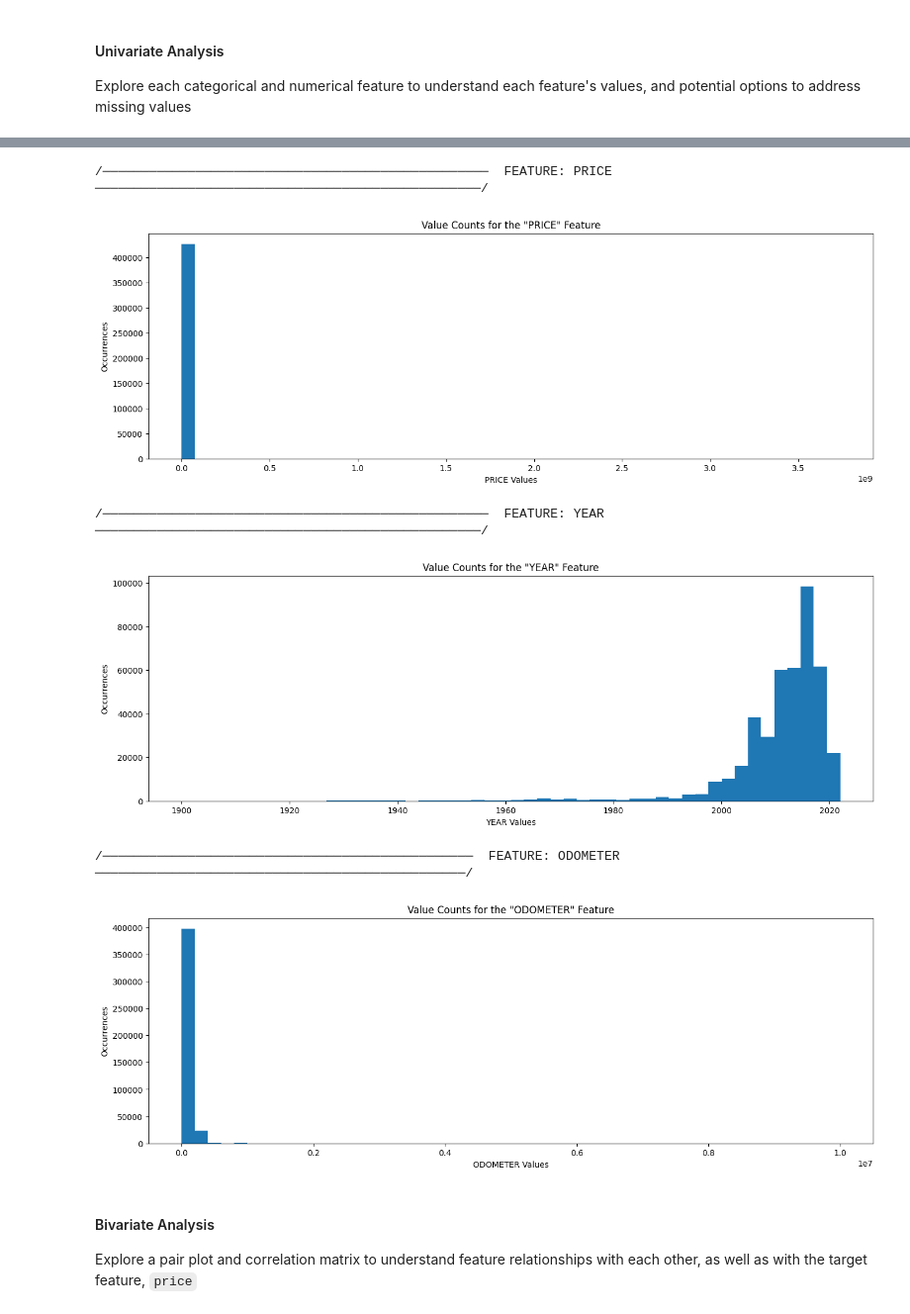
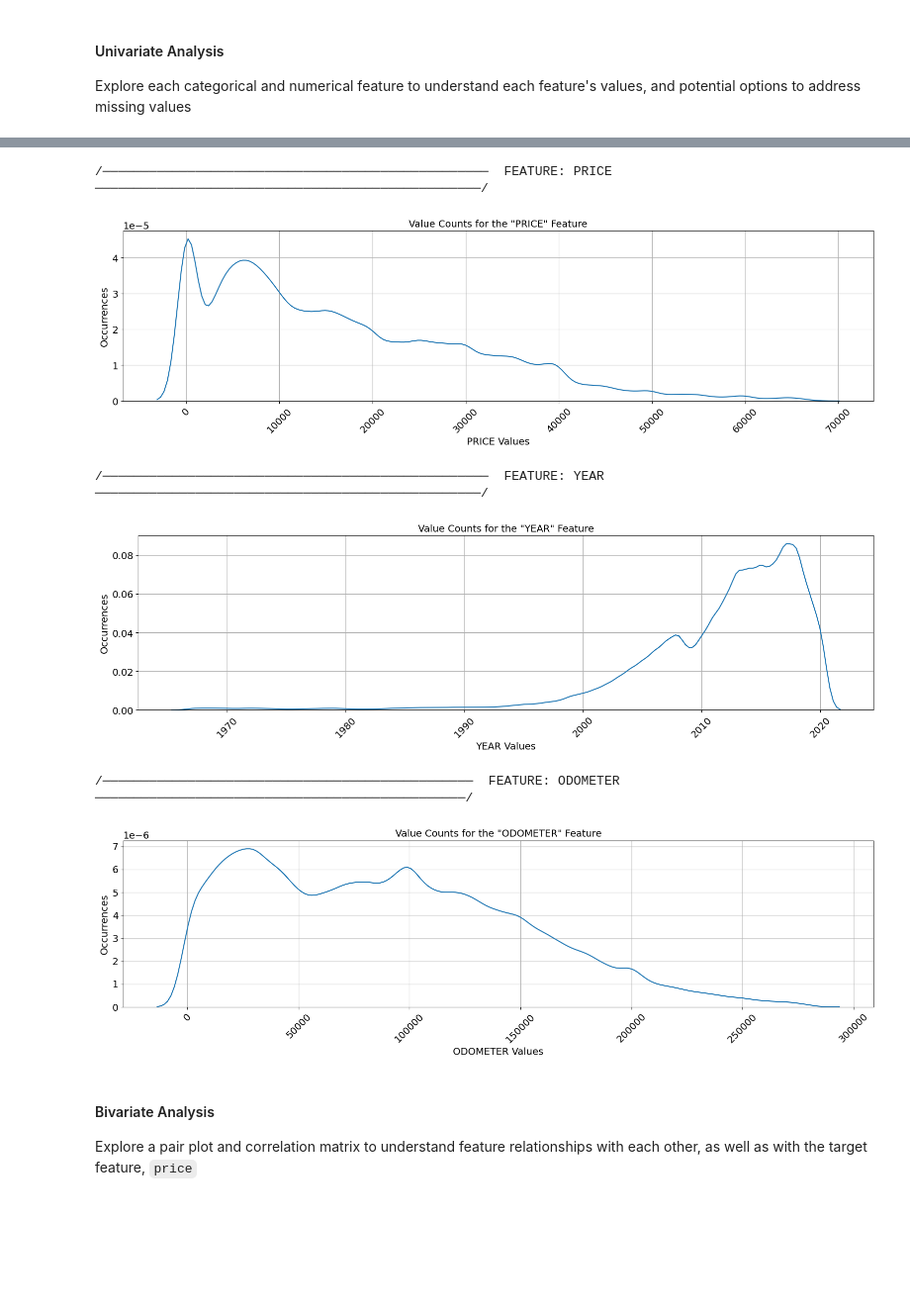
Before and after one commit to ard1038/data-analysis, a Jupyter notebook: used-car-pricing-predictions-pa2/used-car-pricing-pa2.ipynb, the cells around one changed output, grey strips where cells are left out. Shown at 99% size. Saved outputs shown, nothing was run; the diff lists cells and outputs as text; code cells hidden in the pictures; blank space fills up the shorter version.

```diff
--- a/used-car-pricing-predictions-pa2/used-car-pricing-pa2.ipynb
+++ b/used-car-pricing-predictions-pa2/used-car-pricing-pa2.ipynb
@@ -97,6 +70,12 @@ All files loaded
 # %%
 # Default plot figure sizes
 plt.rcParams["figure.figsize"] = (16, 5)
+plt.rc('font', size=14)
+plt.rc('axes', titlesize=14)
+plt.rc('axes', labelsize=14)
+plt.rc('xtick', labelsize=14)
+plt.rc('ytick', labelsize=14)
+plt.rc('legend', fontsize=14)
 
 # Pipeline configuration visualization
 from sklearn import set_config
@@ -299,7 +366,7 @@ Take a cursory review of each feature's data type and values to understand which
 Establish lists for categorical and numberical features for future transformations
 - Drop the noisy/largely unique features so plots are useful
 '''
-cols_df = df.drop(["id", "VIN", "region", "state", "model"], axis=1)
+cols_df = df.drop(["id", "VIN", "region", "model"], axis=1)
 cols_categorical = cols_df.select_dtypes(include=["object"]).columns.tolist()
 cols_numerical = cols_df.select_dtypes(exclude=["object"]).columns.tolist()
 cols_categorical, cols_numerical
@@ -406,14 +549,17 @@ Explore each categorical and numerical feature to understand each feature's valu
 for cmv in cols_categorical:
     df_cmv = pd.DataFrame(df[cmv].value_counts( dropna=False, normalize=True ).sort_values( ascending=False )).reset_index()
     #df_cmv[cmv] = round( df_cmv[cmv] * 100, 3 )
-    print( helper_print_heading( f'Feature: {cmv}' ),
-           tabulate( df_cmv, headers=["Value", "Count"], tablefmt="orgtbl" )
-         )
-    ax = sns.barplot( df_cmv, x='proportion', y=cmv, orient='h' )
-    ax.bar_label(ax.containers[0])
+    # print( helper_print_heading( f'Feature: {cmv}' ),
+    #        #display( df_cmv )
+    #      )
+    ax = sns.barplot( df_cmv, y='proportion', x=cmv )
+    #ax.bar_label(ax.containers[0])
     plt.title(f'Value Percentages for the "{cmv.upper()}" Feature' )
     plt.xlabel(f'{cmv.upper()} Values')
     plt.ylabel('Occurrences')
+    plt.xticks(rotation=90)
     plt.grid()
+    plt.tight_layout()
+    plt.savefig(f'images/pa2-univariate-categorical-barplot-{cmv.lower()}.png')
     plt.show()
 # %% [output]
@@ -492,19 +577,31 @@ for cmv in cols_categorical:
 # %%
+# Evaluate KDE
 for cmv in cols_numerical:
     print( helper_print_heading( f'Feature: {cmv}' ))
-    df[cmv].hist(bins=50)
+
+    # drop outliers to see true shape, since outliers will be dropped later
+    lower_limit = df[cmv].quantile(0.01)
+    upper_limit = df[cmv].quantile(0.99)
+
+    # Filter the DataFrame to exclude values outside the 2th-98th percentile range
+    filtered_df = df[(df[cmv] >= lower_limit) & (df[cmv] <= upper_limit)]
+
+    sns.kdeplot(data=filtered_df[cmv])
     plt.title(f'Value Counts for the "{cmv.upper()}" Feature' )
     plt.xlabel(f'{cmv.upper()} Values')
     plt.ylabel('Occurrences')
+    plt.xticks(rotation=45)
     plt.grid()
+    plt.tight_layout()
+    plt.savefig(f'images/pa2-univariate-numerical-kde-plot-{cmv.lower()}.png')
     plt.show()
 # %% [output]
 /──────────────────────────────────────────────────  FEATURE: PRICE  ──────────────────────────────────────────────────/
-[figure, old version]
+[figure, new version]
 /──────────────────────────────────────────────────  FEATURE: YEAR  ──────────────────────────────────────────────────/
-[figure, old version]
+[figure, new version]
 /────────────────────────────────────────────────  FEATURE: ODOMETER  ────────────────────────────────────────────────/
-[figure, old version]
+[figure, new version]
 # %% [markdown]
 #### Bivariate Analysis
 Explore a pair plot and correlation matrix to understand feature relationships with each other, as well as with the target feature, `price`
```
Also changed, not shown: parts of 118 cells of this notebook, 44 other files.
